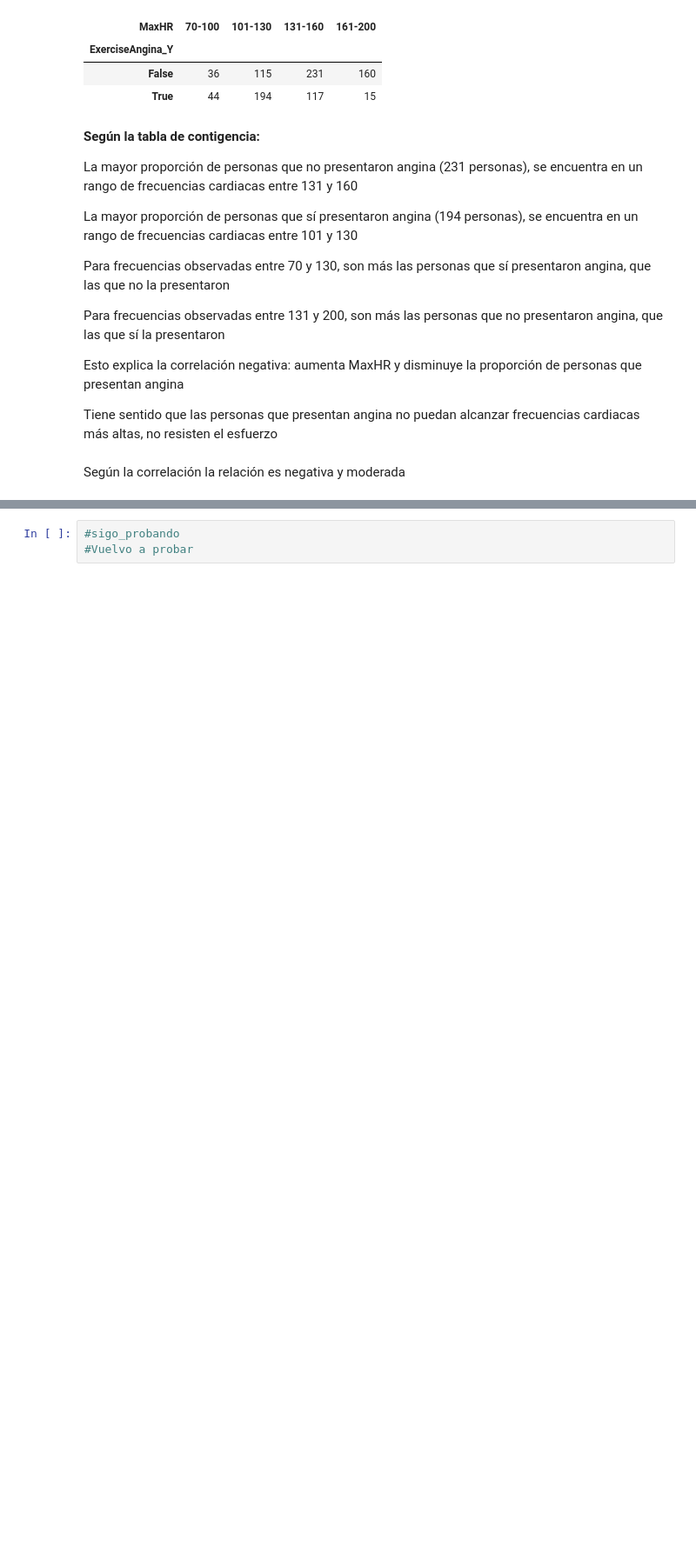
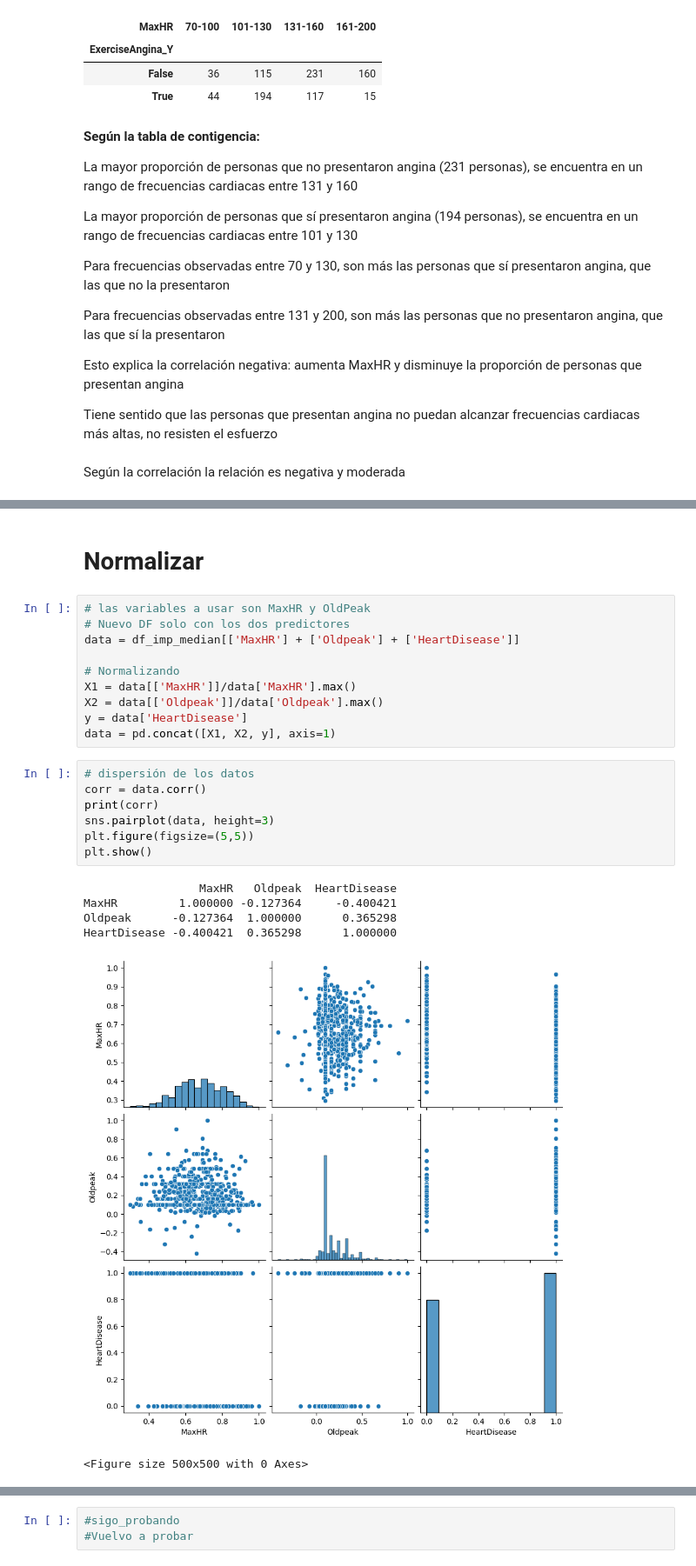
Before and after one commit to DiegoAlv9423/Taller_3_EDA, a Jupyter notebook: Taller_3_Análisis_bivariado.ipynb, the cells around one changed output, grey strips where cells are left out. Shown at 87% size. Drawn from its saved outputs; the diff is of its cells as text; blank space fills up the shorter version.

```diff
--- a/Taller_3_Análisis_bivariado.ipynb
+++ b/Taller_3_Análisis_bivariado.ipynb
@@ -922,0 +1019,26 @@ Según la correlación la relación es negativa y moderada
+# %% [markdown]
+# Normalizar
+# %%
+# las variables a usar son MaxHR y OldPeak
+# Nuevo DF solo con los dos predictores
+data = df_imp_median[['MaxHR'] + ['Oldpeak'] + ['HeartDisease']]
+
+# Normalizando
+X1 = data[['MaxHR']]/data['MaxHR'].max()
+X2 = data[['Oldpeak']]/data['Oldpeak'].max()
+y = data['HeartDisease']
+data = pd.concat([X1, X2, y], axis=1)
+# %%
+# dispersión de los datos
+corr = data.corr()
+print(corr)
+sns.pairplot(data, height=3)
+plt.figure(figsize=(5,5))
+plt.show()
+# %% [output]
+                 MaxHR   Oldpeak  HeartDisease
+MaxHR         1.000000 -0.127364     -0.400421
+Oldpeak      -0.127364  1.000000      0.365298
+HeartDisease -0.400421  0.365298      1.000000
+[figure, added]
+<Figure size 500x500 with 0 Axes>
```
Also changed, not shown: parts of 23 cells of this notebook.
